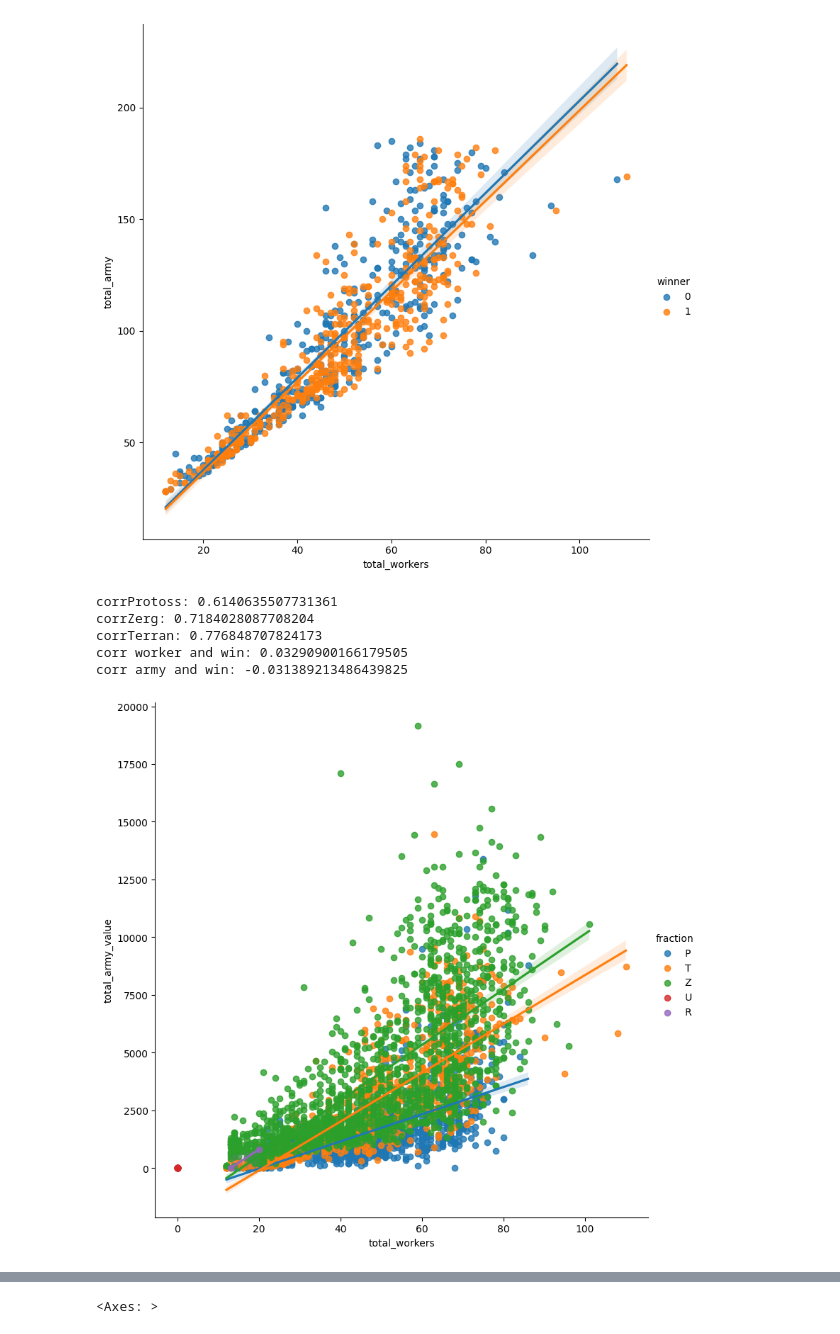
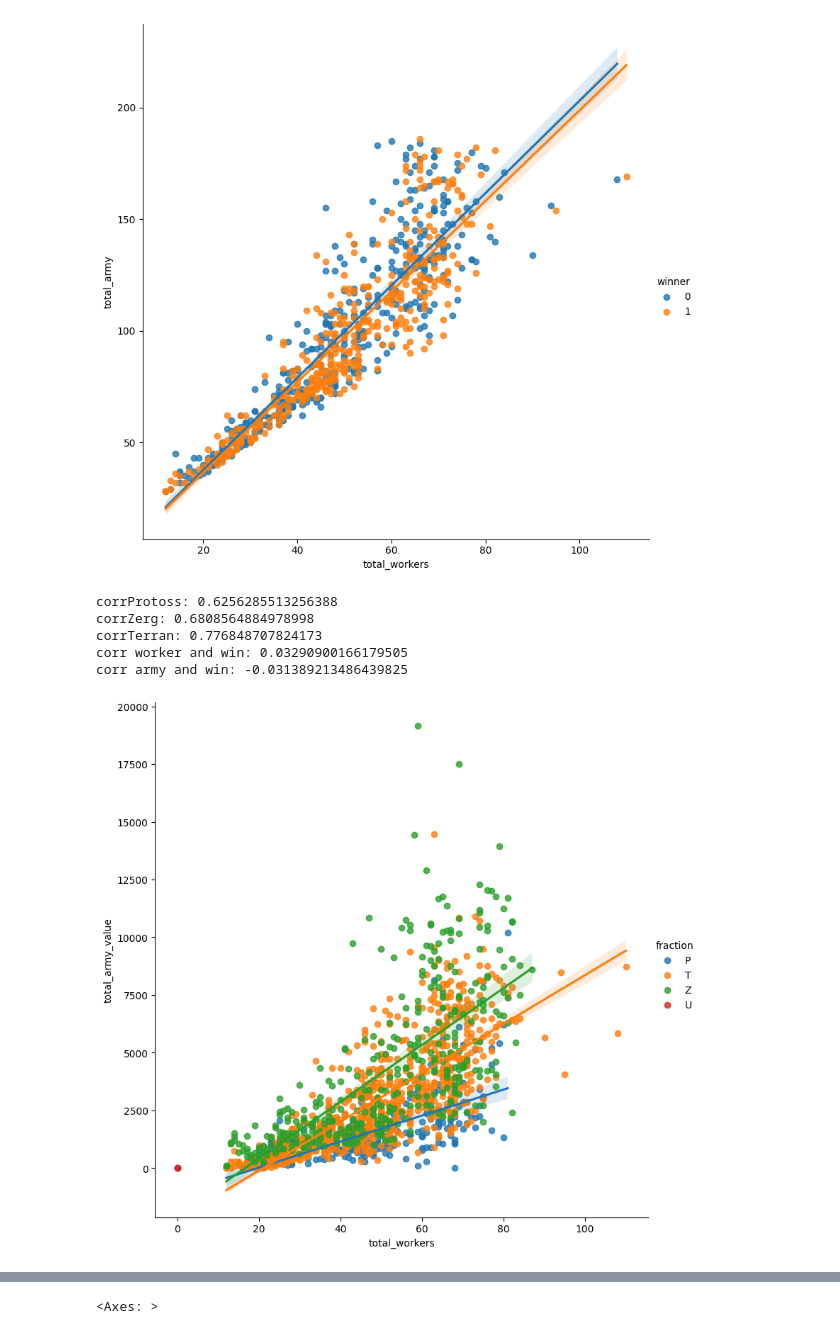
Before and after one commit to Monsieur-Bandana/gurobi_machine_learning, a Jupyter notebook: cleanCode/starcraft-pandas-version.ipynb, the cells around one changed output, grey strips where cells are left out. Saved outputs shown, nothing was run; the diff lists cells and outputs as text; code cells hidden in the pictures.

```diff
--- a/starcraft.ipynb
+++ b/cleanCode/starcraft-pandas-version.ipynb
@@ -68,10 +68,10 @@ import seaborn as sns
 import numpy as np
 
 
-df1 = pd.read_csv('csv_dateien/starcraftFinalcsvs/1stRun.csv')
-df2 = pd.read_csv('csv_dateien/starcraftFinalcsvs/2ndRun.csv')
-df3 = pd.read_csv('csv_dateien/starcraftFinalcsvs/3rdRun.csv')
-df4 = pd.read_csv('csv_dateien/starcraftFinalcsvs/4thRun.csv')
+df1 = pd.read_csv('../csv_dateien/starcraftFinalcsvs/1stRun.csv')
+df2 = pd.read_csv('../csv_dateien/starcraftFinalcsvs/2ndRun.csv')
+df3 = pd.read_csv('../csv_dateien/starcraftFinalcsvs/3rdRun.csv')
+df4 = pd.read_csv('../csv_dateien/starcraftFinalcsvs/4thRun.csv')
 
 df = pd.concat([df1, df2, df3, df4])
 
@@ -81,33 +81,33 @@ g3= sns.lmplot(x="total_workers", y="total_army_value", hue="fraction", data=df[
           height=heighti)
 
 
 dfProtoss = df[df["fraction"] == "P"]
 dfZerg = df[df["fraction"] == "Z"]
 dfTerran = df[df["fraction"] == "T"]
 
 corrProtoss = dfProtoss["total_workers"].corr(dfProtoss["total_army_value"])
 corrZerg = dfZerg["total_workers"].corr(dfZerg["total_army_value"])
 corrTerran = dfTerran["total_workers"].corr(dfTerran["total_army_value"])
 
 print("corrProtoss: {}\ncorrZerg: {}\ncorrTerran: {}".format(corrProtoss,corrZerg,corrTerran))
 
 g3= sns.lmplot(x="total_workers", y="total_army_value", hue="winner", data=dfTerran[["total_workers", "total_army_value", "winner"]],
           height=heighti)
 
 # Korrelation worker und sieg
 
 corrWorker = dfTerran["total_workers"].corr(dfTerran["winner"])
 
 # Korrelation army und sieg
 # keine Korrelation, da nur die army zum ersten zeitpunkt zählt
 
 corrArmy = dfTerran["total_army_value"].corr(dfTerran["winner"])
 
 print("corr worker and win: {}\ncorr army and win: {}".format(corrWorker,corrArmy))
 # %% [output]
-corrProtoss: 0.6140635507731361
-corrZerg: 0.7184028087708204
+corrProtoss: 0.6256285513256388
+corrZerg: 0.6808564884978998
 corrTerran: 0.776848707824173
 corr worker and win: 0.03290900166179505
 corr army and win: -0.031389213486439825
-[figure, old version]
+[figure, new version]
```
Also changed, not shown: parts of 5 cells of this notebook, 15 other files.
